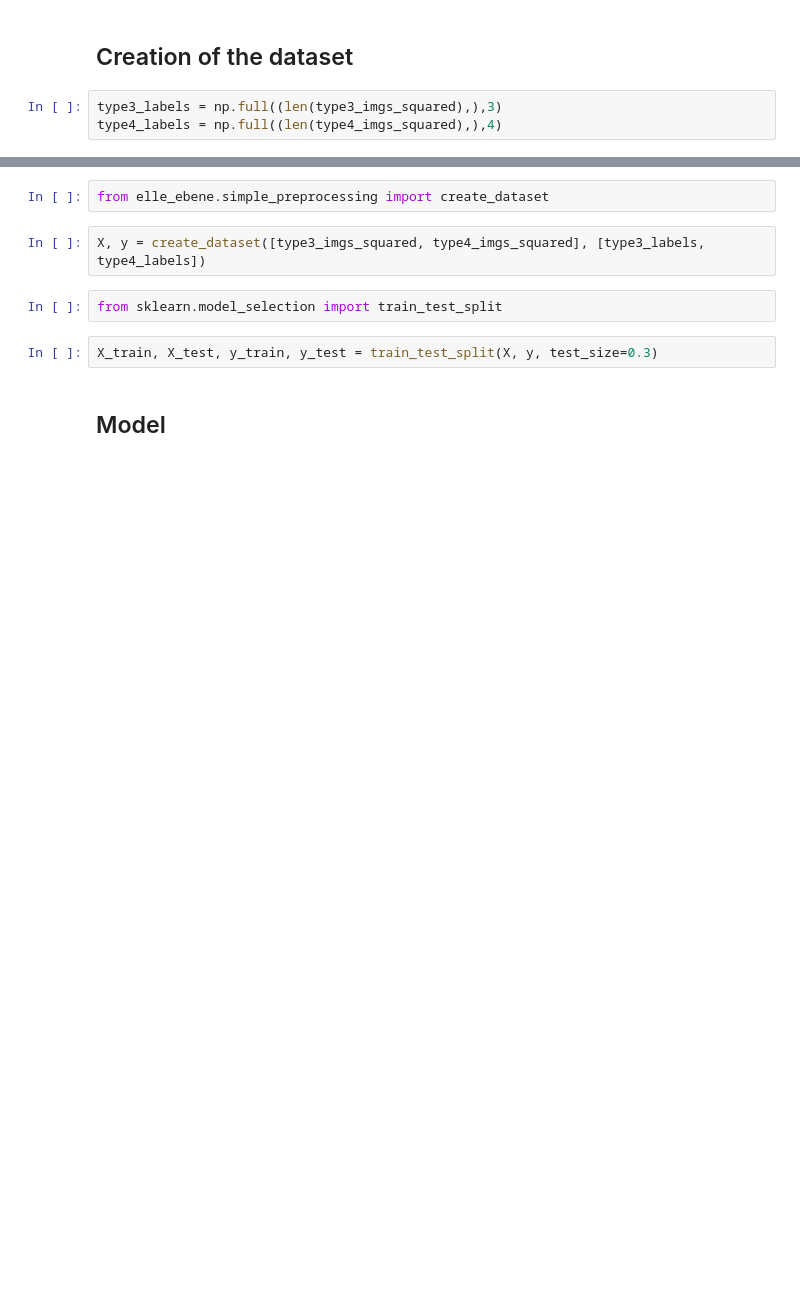
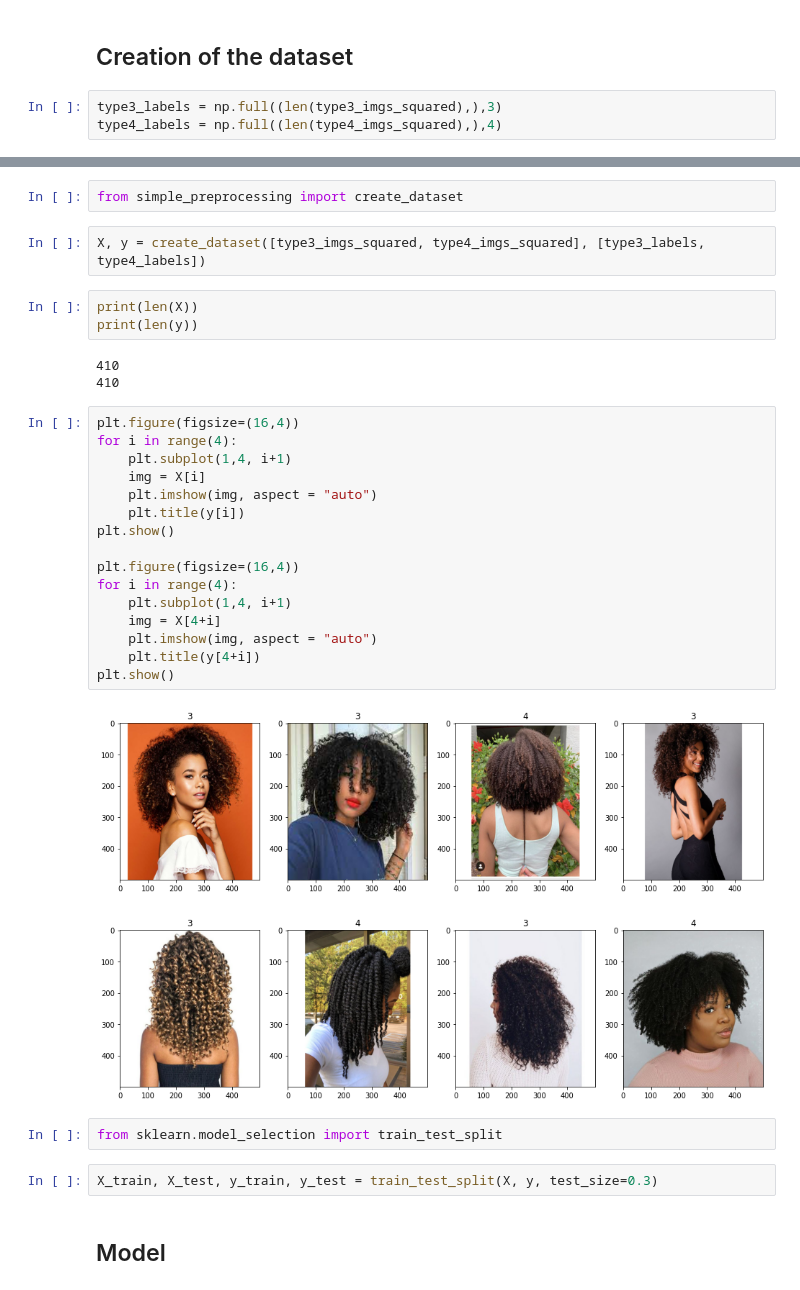
Before and after one commit to Aymeric-B/elle_ebene, a Jupyter notebook: notebooks/aymeric/Baseline model.ipynb, the cells around one changed output, grey strips where cells are left out. Drawn from its saved outputs; the diff is of its cells as text; blank space fills up the shorter version.

```diff
--- a/notebooks/aymeric/Baseline model.ipynb
+++ b/notebooks/aymeric/Baseline model.ipynb
@@ -52,7 +129,32 @@ type4_labels = np.full((len(type4_imgs_squared),),4)
 # %%
-from elle_ebene.simple_preprocessing import create_dataset
+from simple_preprocessing import create_dataset
 # %%
 X, y = create_dataset([type3_imgs_squared, type4_imgs_squared], [type3_labels, type4_labels])
+# %%
+print(len(X))
+print(len(y))
+# %% [output]
+410
+410
+# %%
+plt.figure(figsize=(16,4))
+for i in range(4):
+    plt.subplot(1,4, i+1)
+    img = X[i]
+    plt.imshow(img, aspect = "auto")
+    plt.title(y[i])
+plt.show()
+
+plt.figure(figsize=(16,4))
+for i in range(4):
+    plt.subplot(1,4, i+1)
+    img = X[4+i]
+    plt.imshow(img, aspect = "auto")
+    plt.title(y[4+i])
+plt.show()
+# %% [output]
+[figure, added]
+[figure, added]
 # %%
 from sklearn.model_selection import train_test_split
 # %%
```
Also changed, not shown: parts of 44 cells of this notebook, 1 other file.
